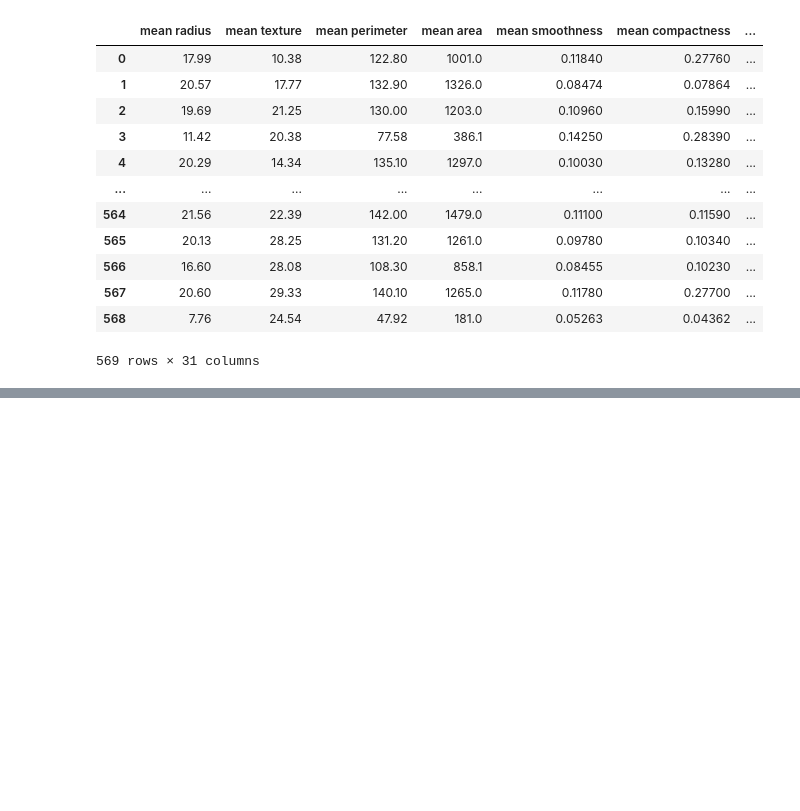
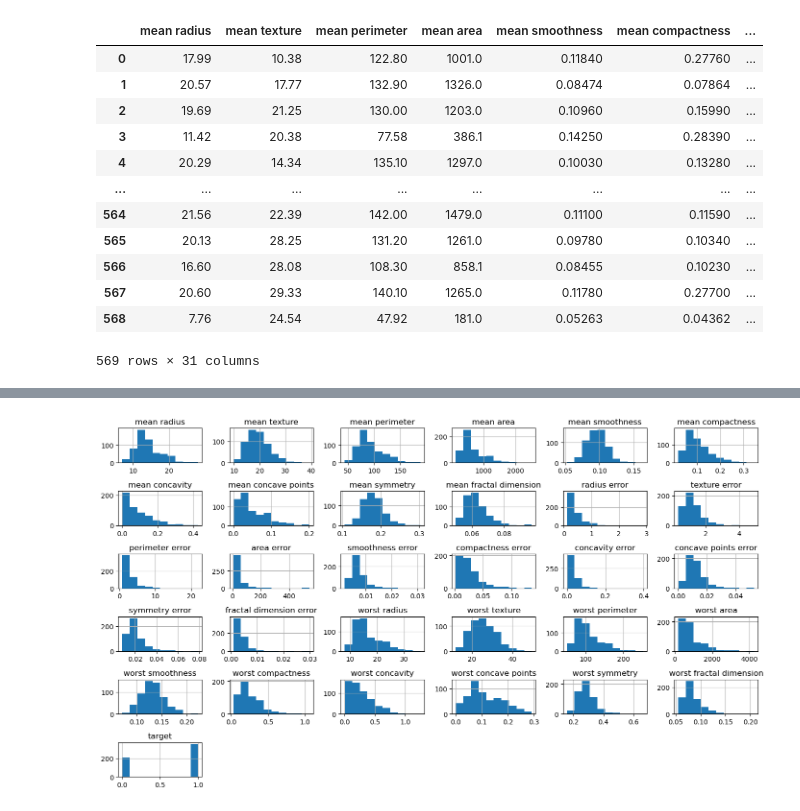
Before and after one commit to ar3missss/scikit-learn, a Jupyter notebook: dataset.ipynb, the cells around one changed output, grey strips where cells are left out. Saved outputs shown, nothing was run; the diff lists cells and outputs as text; code cells hidden in the pictures; blank space fills up the shorter version.

```diff
--- a/dataset.ipynb
+++ b/dataset.ipynb
@@ -59,4 +61,5 @@ df
 | 568 | 7.76 | 24.54 | 47.92 | 181.0 | 0.05263 | 0.04362 | ... |
 569 rows × 31 columns
 # %%
-df = fetch_california_housing
+df2 = fetch_california_housing(as_frame=True).frame
+df2
@@ -62,0 +80,5 @@ df = fetch_california_housing
+# %%
+df.hist(figsize=(14,8))
+plt.tight_layout()
+# %% [output]
+[figure, added]
```
Also changed, not shown: parts of 5 cells of this notebook.
